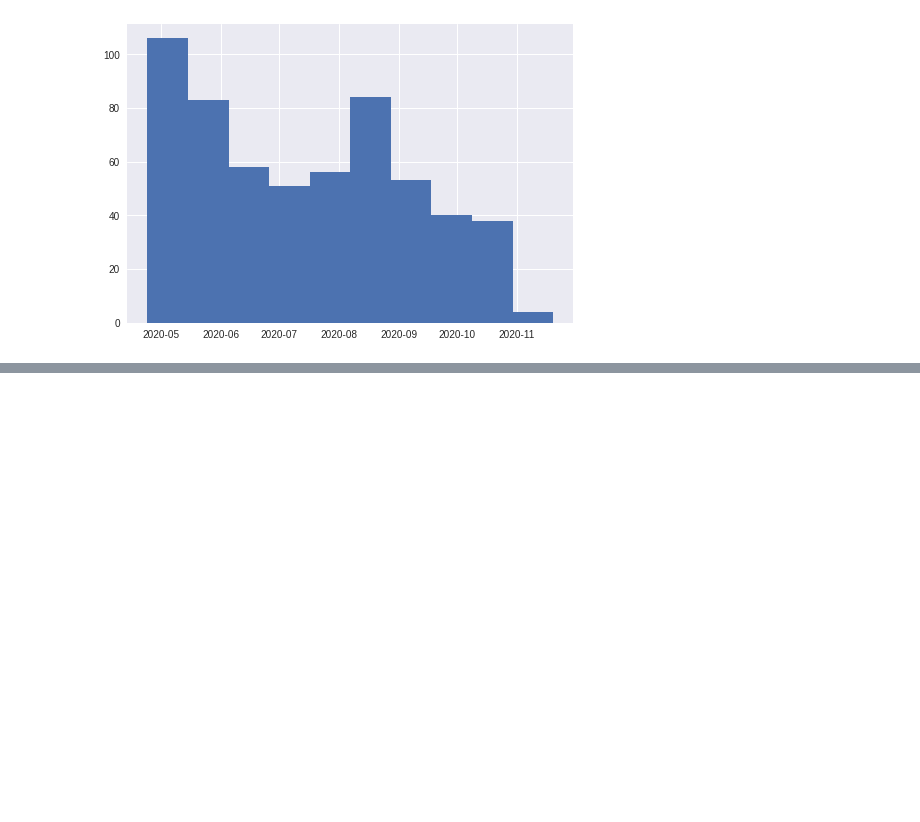
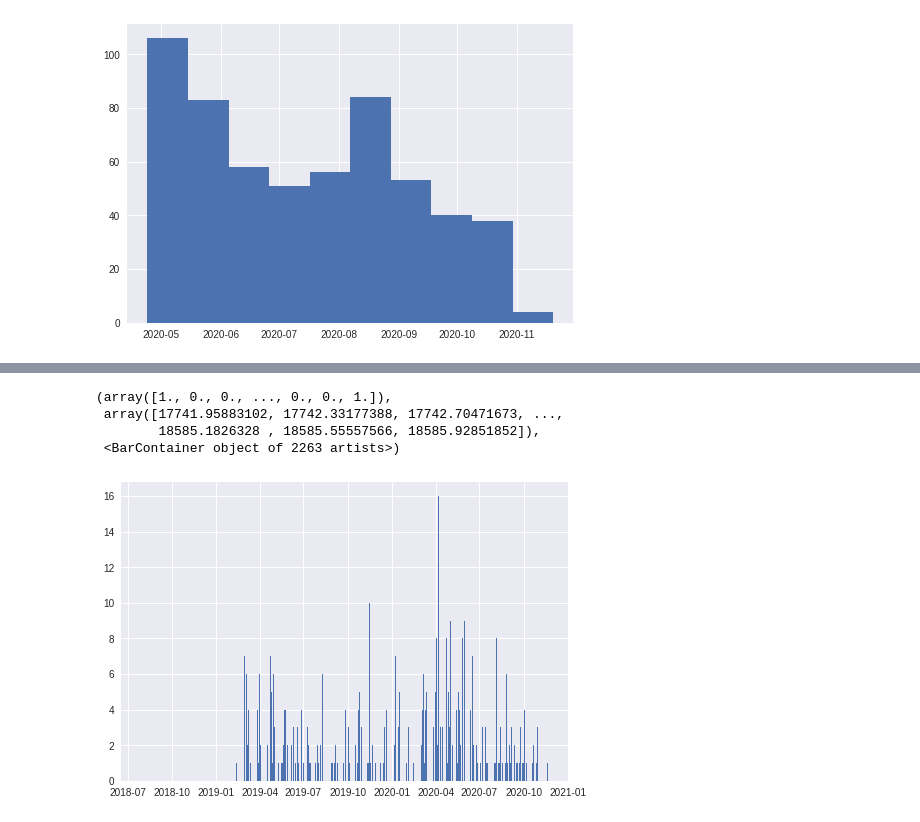
Before and after one commit to mariobkp/capstone_2, a Jupyter notebook: lacd4_tweet_data.ipynb, the cells around one changed output, grey strips where cells are left out. Cells and saved outputs as stored; diff of their text form; code cells hidden in the pictures; blank space fills up the shorter version.

```diff
--- a/lacd4_tweet_data.ipynb
+++ b/lacd4_tweet_data.ipynb
@@ -175,0 +264,2 @@ plt.show;
+# %%
+david_tr = pd.read_csv('data/david_tweets_replies.csv')
@@ -175,0 +287,10 @@ plt.show;
+# %%
+david_tr.Retweets.loc[david_tr.Retweets.isin(['2.2K'])] = [2200, 2200]
+# %%
+david_tr['Comments'].fillna(0, inplace=True)
+david_tr['Likes'].fillna(0, inplace=True)
+david_tr['Retweets'].fillna(0, inplace=True)
+david_tr.Emojis.fillna('', inplace=True)
+david_tr.Text.fillna('', inplace=True)
+# %%
+david_tr = david_tr.astype({'Timestamp': 'datetime64', 'Likes': 'int32', 'Retweets': 'int32', 'Comments': 'float64'})
@@ -175,0 +315,8 @@ plt.show;
+# %%
+plt.hist(david_tr.Timestamp, david_tr.Timestamp.count())
+# %% [output]
+(array([1., 0., 0., ..., 0., 0., 1.]),
+ array([17741.95883102, 17742.33177388, 17742.70471673, ...,
+        18585.1826328 , 18585.55557566, 18585.92851852]),
+ <BarContainer object of 2263 artists>)
+[figure, added]
```
Also changed, not shown: parts of 92 cells of this notebook, 5 other files.
